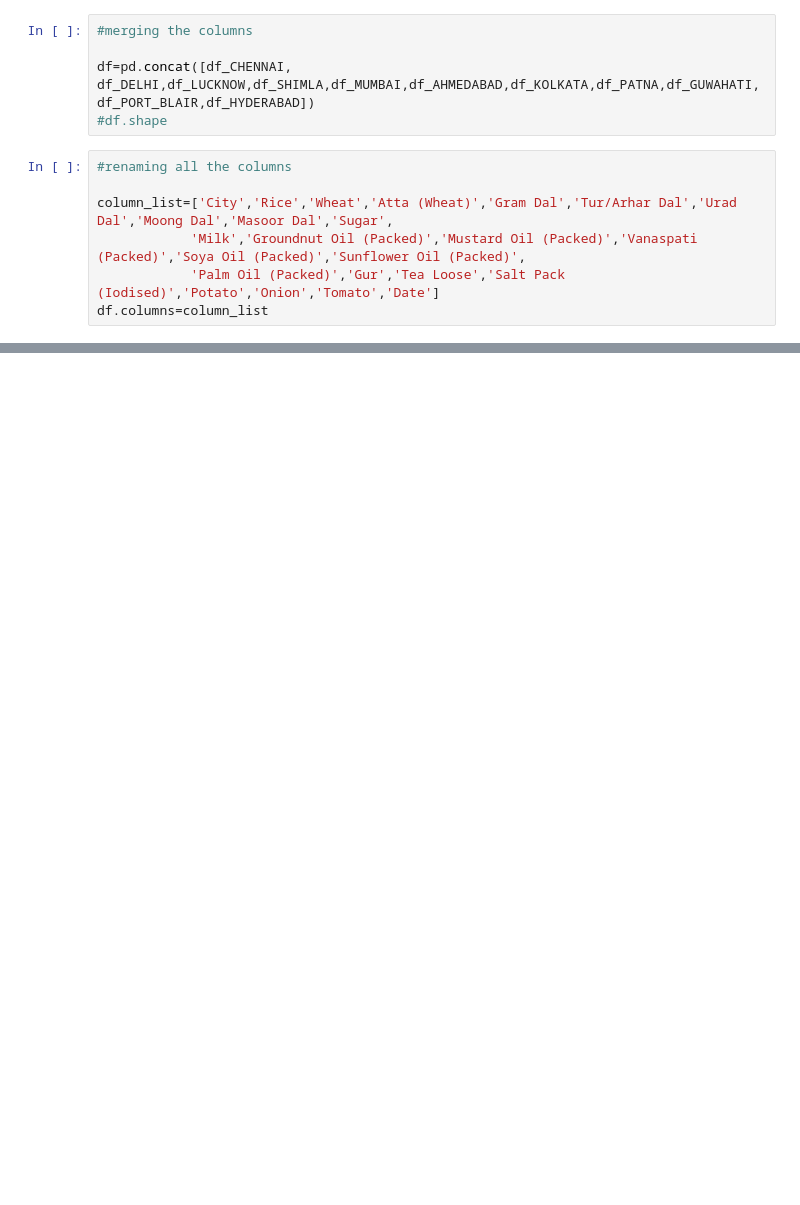
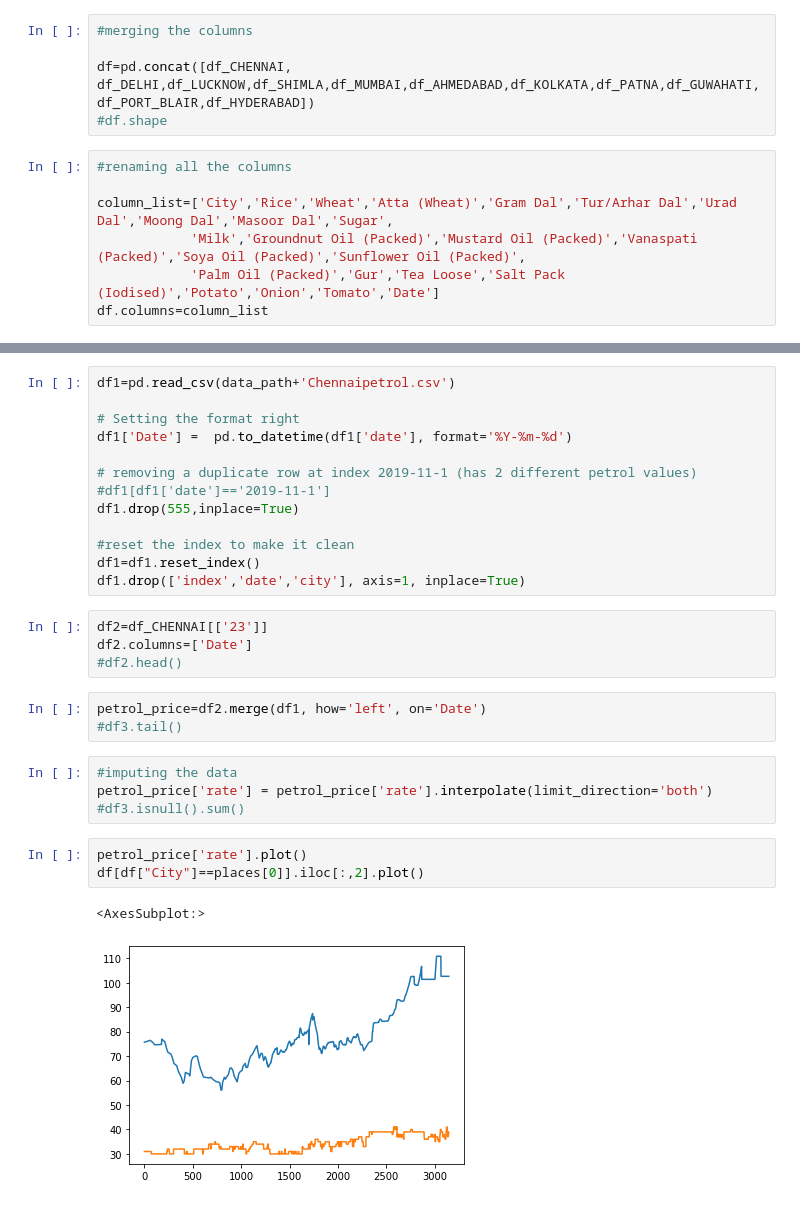
Before and after one commit to aadityarock2000/Price-history-analysis, a Jupyter notebook: notebooks/Prices EDA.ipynb, the cells around one changed output, grey strips where cells are left out. Cells and saved outputs as stored; diff of their text form; blank space fills up the shorter version.

```diff
--- a/notebooks/Prices EDA.ipynb
+++ b/notebooks/Prices EDA.ipynb
@@ -106,0 +266,30 @@ df.head()
+# %%
+df1=pd.read_csv(data_path+'Chennaipetrol.csv')
+
+# Setting the format right
+df1['Date'] =  pd.to_datetime(df1['date'], format='%Y-%m-%d')
+
+# removing a duplicate row at index 2019-11-1 (has 2 different petrol values)
+#df1[df1['date']=='2019-11-1']
+df1.drop(555,inplace=True)
+
+#reset the index to make it clean
+df1=df1.reset_index()
+df1.drop(['index','date','city'], axis=1, inplace=True)
+# %%
+df2=df_CHENNAI[['23']]
+df2.columns=['Date']
+#df2.head()
+# %%
+petrol_price=df2.merge(df1, how='left', on='Date')
+#df3.tail()
+# %%
+#imputing the data
+petrol_price['rate'] = petrol_price['rate'].interpolate(limit_direction='both')
+#df3.isnull().sum()
+# %%
+petrol_price['rate'].plot()
+df[df["City"]==places[0]].iloc[:,2].plot()
+# %% [output]
+<AxesSubplot:>
+[figure, added]
```
Also changed, not shown: parts of 117 cells of this notebook, 26 other files.
